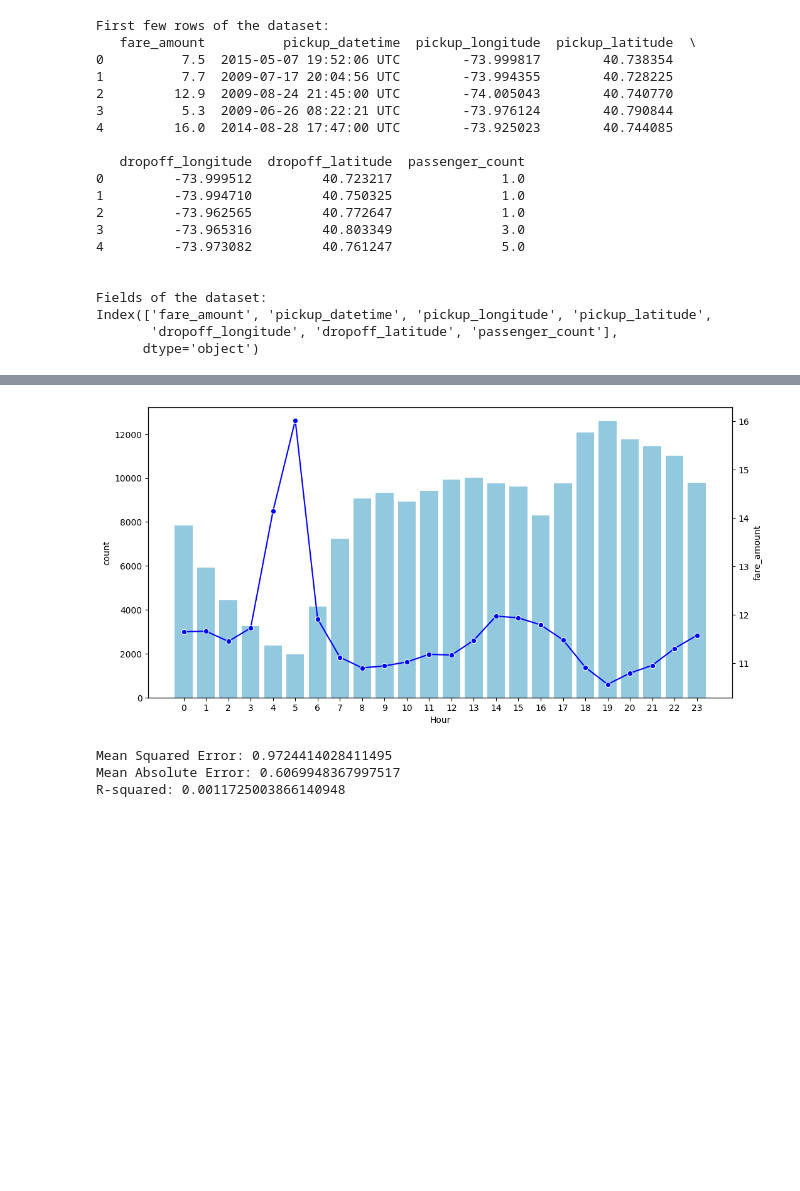
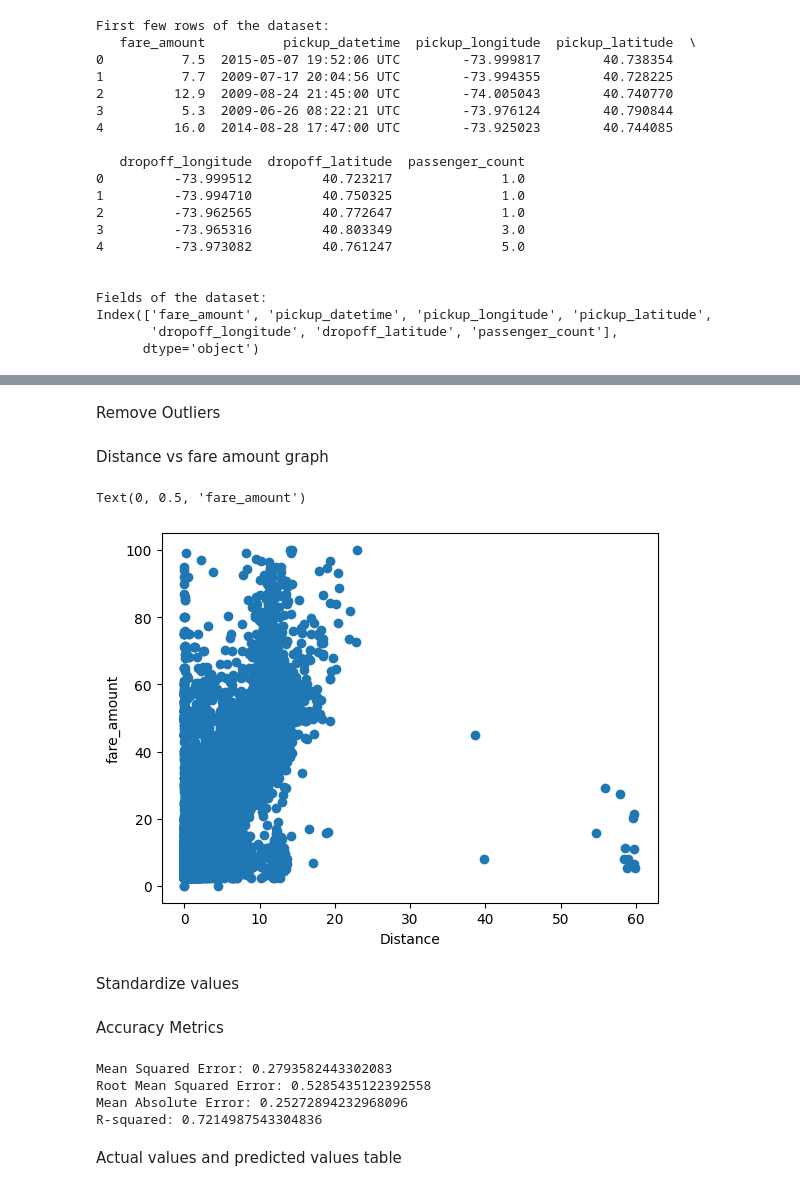
Before and after one commit to JonathanCharles123/IntelSystems, a Jupyter notebook: NoteBooks/Uber2.ipynb, the cells around one changed output, grey strips where cells are left out. Drawn from its saved outputs; the diff is of its cells as text; code cells hidden in the pictures; blank space fills up the shorter version.

```diff
--- a/NoteBooks/Uber2.ipynb
+++ b/NoteBooks/Uber2.ipynb
@@ -121,10 +128,26 @@ df.head()
-# %%
-fig, ax1=plt.subplots(figsize=(12,6))
-sns.color_palette("pastel")
-sns.countplot(data=df,x='Hour', color='skyblue', ax=ax1)
-ax2 = ax1.twinx()
-sns.lineplot(data=df,x='Hour', y='fare_amount', errorbar=None, color='blue', marker='o', ax=ax2)
-plt.show()
-# %% [output]
-[figure, removed]
+# %% [markdown]
+Remove Outliers
+# %%
+#Drop the rows where the fare amount is <=0 and distance is <=0
+
+df.drop(df[df['fare_amount']<=0].index,inplace=True)
+df.drop(df[df['distance']<=0].index,inplace=True)
+df.drop(df[df['distance']>60].index,inplace=True)
+
+#drop outlier distance and fair amount
+df.drop(df[df['distance']>100].index,inplace=True)
+df.drop(df[df['fare_amount']>100].index,inplace=True)
+
+#drop unrealistic fair amounts and distance travelled
+df.drop(df[(df['fare_amount']>=100) & (df['distance']<=1)].index,inplace=True)
+df.drop(df[(df['fare_amount']<=100) & (df['distance']>=100)].index,inplace=True)
+# %% [markdown]
+Distance vs fare amount graph
+# %%
+plt.scatter(df['distance'], df['fare_amount'])
+plt.xlabel("Distance")
+plt.ylabel("fare_amount")
+# %% [output]
+Text(0, 0.5, 'fare_amount')
+[figure, added]
 # %%
@@ -134,6 +157,8 @@ y = df['fare_amount'].values.reshape(-1, 1)
 from sklearn.preprocessing import StandardScaler
 
 std = StandardScaler()
+# %% [markdown]
+Standardize values
 # %%
 y_std = std.fit_transform(y)
 
@@ -148,18 +173,27 @@ LR = LinearRegression()
 LR.fit(x_train,y_train)
 
 y_pred = LR.predict(x_test)
+# %% [markdown]
+Accuracy Metrics
 # %%
 
 # Calculate regression metrics
 mse = mean_squared_error(y_test, y_pred)
 mae = mean_absolute_error(y_test, y_pred)
 r2 = r2_score(y_test, y_pred)
+rmse = np.sqrt(mse)
+
+print("Mean Squared Error:", mse)
 
 
-print("Mean Squared Error:", mse)
+print("Root Mean Squared Error:", rmse)
+
 print("Mean Absolute Error:", mae)
 print("R-squared:", r2)
 # %% [output]
-Mean Squared Error: 0.9724414028411495
-Mean Absolute Error: 0.6069948367997517
-R-squared: 0.0011725003866140948
+Mean Squared Error: 0.2793582443302083
+Root Mean Squared Error: 0.5285435122392558
+Mean Absolute Error: 0.25272894232968096
+R-squared: 0.7214987543304836
+# %% [markdown]
+Actual values and predicted values table
```
Also changed, not shown: parts of 15 cells of this notebook.
